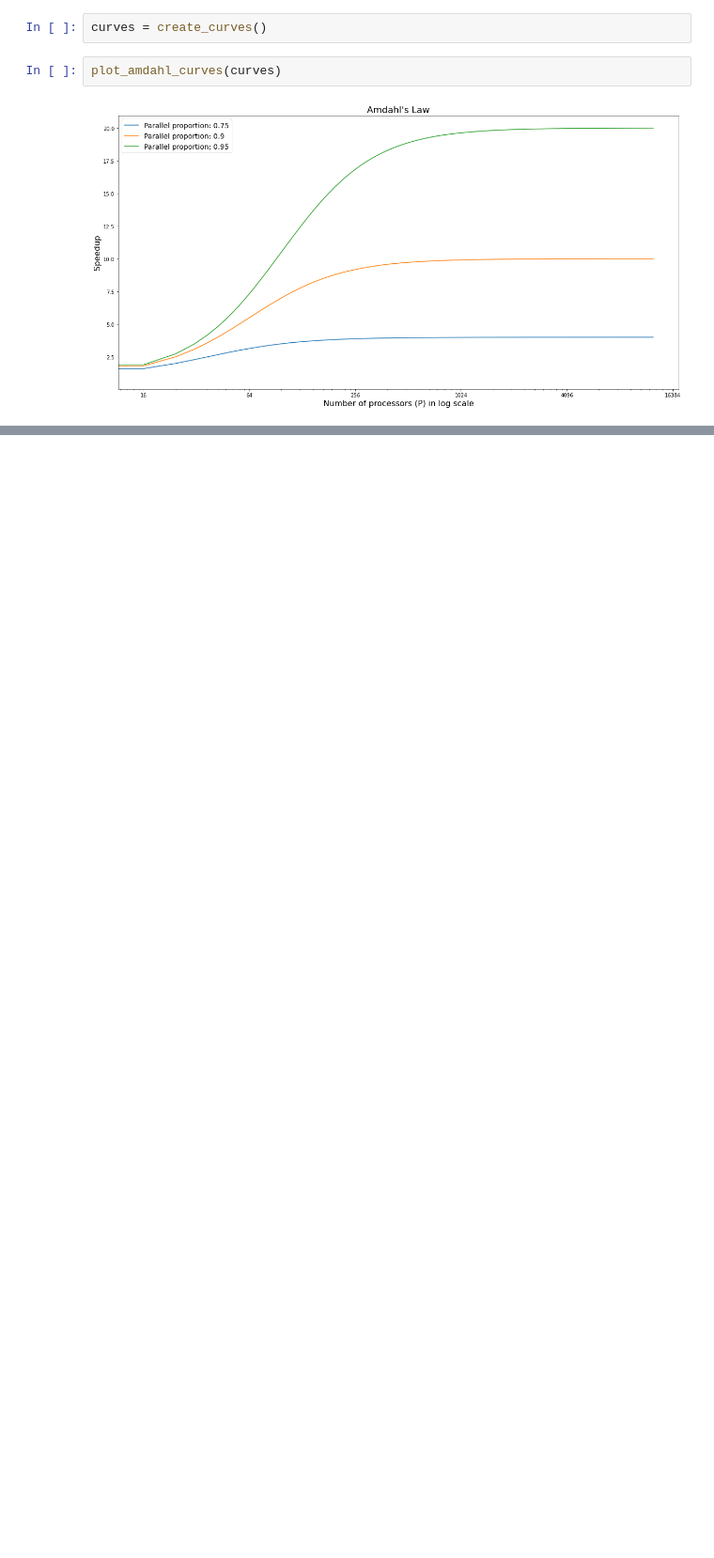
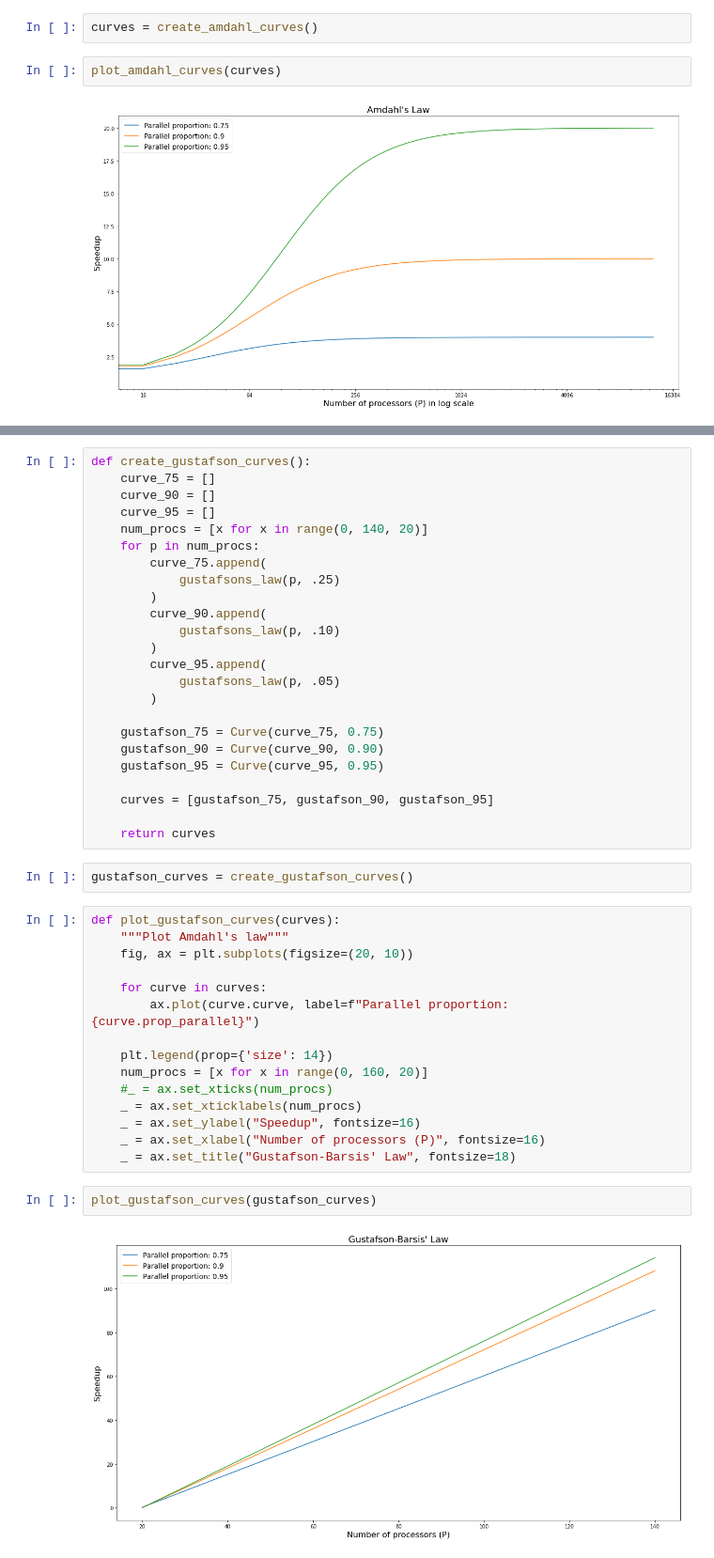
Before and after one commit to DSE512/twelve, a Jupyter notebook: examples/module_04_measure/notebooks/scalability_laws.ipynb, the cells around one changed output, grey strips where cells are left out. Shown at 94% size. Saved outputs shown, nothing was run; the diff lists cells and outputs as text; blank space fills up the shorter version.

Commit message:
Add Gustafson's Law

```diff
--- a/examples/module_04_measure/notebooks/amdahl.ipynb
+++ b/examples/module_04_measure/notebooks/scalability_laws.ipynb
@@ -59,7 +60,7 @@ def create_curves():
 
     return curves
 # %%
-curves = create_curves()
+curves = create_amdahl_curves()
 # %%
 plot_amdahl_curves(curves)
 # %% [output]
@@ -66,0 +70,45 @@ plot_amdahl_curves(curves)
+# %%
+def create_gustafson_curves():
+    curve_75 = []
+    curve_90 = []
+    curve_95 = []
+    num_procs = [x for x in range(0, 140, 20)]
+    for p in num_procs:
+        curve_75.append(
+            gustafsons_law(p, .25)
+        )
+        curve_90.append(
+            gustafsons_law(p, .10)
+        )
+        curve_95.append(
+            gustafsons_law(p, .05)
+        )
+
+    gustafson_75 = Curve(curve_75, 0.75)
+    gustafson_90 = Curve(curve_90, 0.90)
+    gustafson_95 = Curve(curve_95, 0.95)
+
+    curves = [gustafson_75, gustafson_90, gustafson_95]
+
+    return curves
+# %%
+gustafson_curves = create_gustafson_curves()
+# %%
+def plot_gustafson_curves(curves):
+    """Plot Amdahl's law"""
+    fig, ax = plt.subplots(figsize=(20, 10))
+
+    for curve in curves:
+        ax.plot(curve.curve, label=f"Parallel proportion: {curve.prop_parallel}")
+
+    plt.legend(prop={'size': 14})
+    num_procs = [x for x in range(0, 160, 20)]
+    #_ = ax.set_xticks(num_procs)
+    _ = ax.set_xticklabels(num_procs)
+    _ = ax.set_ylabel("Speedup", fontsize=16)
+    _ = ax.set_xlabel("Number of processors (P)", fontsize=16)
+    _ = ax.set_title("Gustafson-Barsis' Law", fontsize=18)
+# %%
+plot_gustafson_curves(gustafson_curves)
+# %% [output]
+[figure, added]
```
Also changed, not shown: parts of 3 cells of this notebook, 1 other file.
